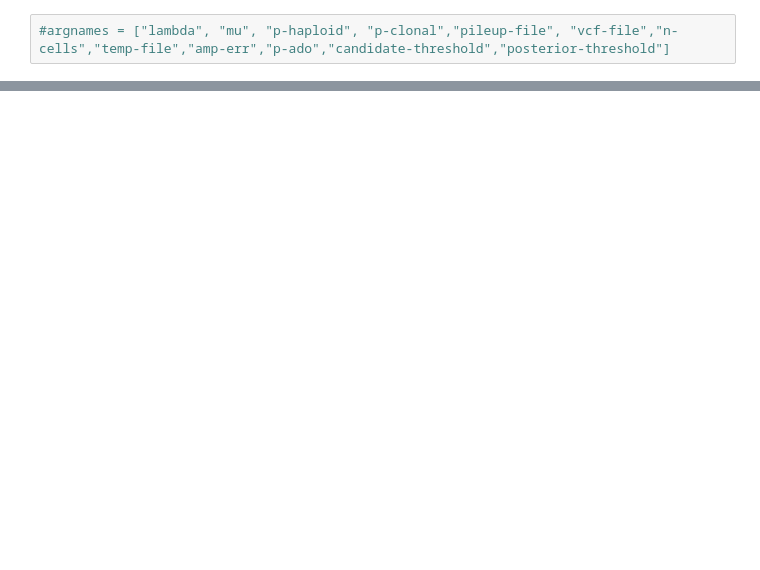
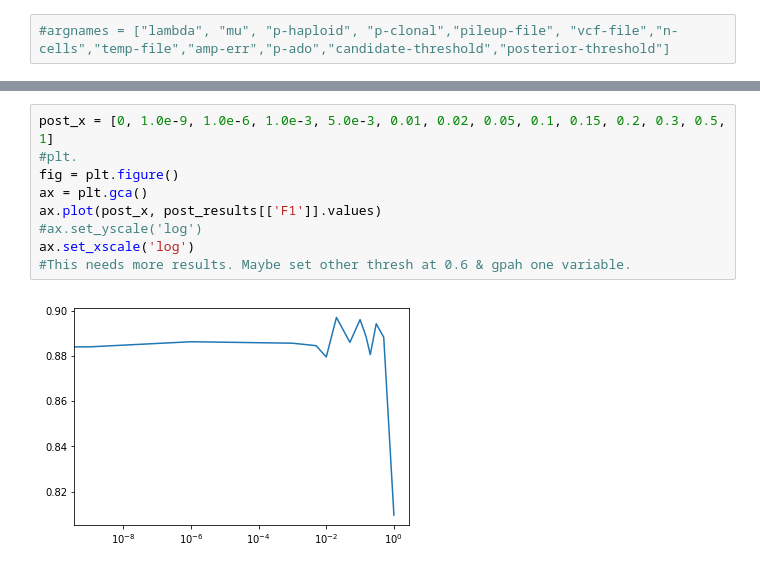
Before and after one commit to coldham10/SCarborSNV, a Jupyter notebook: analysis/threshold_search.ipynb, the cells around one changed output, grey strips where cells are left out. Cells and saved outputs as stored; diff of their text form; blank space fills up the shorter version.

```diff
--- a/analysis/threshold_search.ipynb
+++ b/analysis/threshold_search.ipynb
@@ -229,0 +205,11 @@ cell_results.groupby(['cand']).mean().sort_values("precision", ascending=False)
+# %%
+post_x = [0, 1.0e-9, 1.0e-6, 1.0e-3, 5.0e-3, 0.01, 0.02, 0.05, 0.1, 0.15, 0.2, 0.3, 0.5, 1]
+#plt.
+fig = plt.figure()
+ax = plt.gca()
+ax.plot(post_x, post_results[['F1']].values)
+#ax.set_yscale('log')
+ax.set_xscale('log')
+#This needs more results. Maybe set other thresh at 0.6 & gpah one variable.
+# %% [output]
+[figure, added]
```
Also changed, not shown: parts of 6 cells of this notebook, 3 other files.
